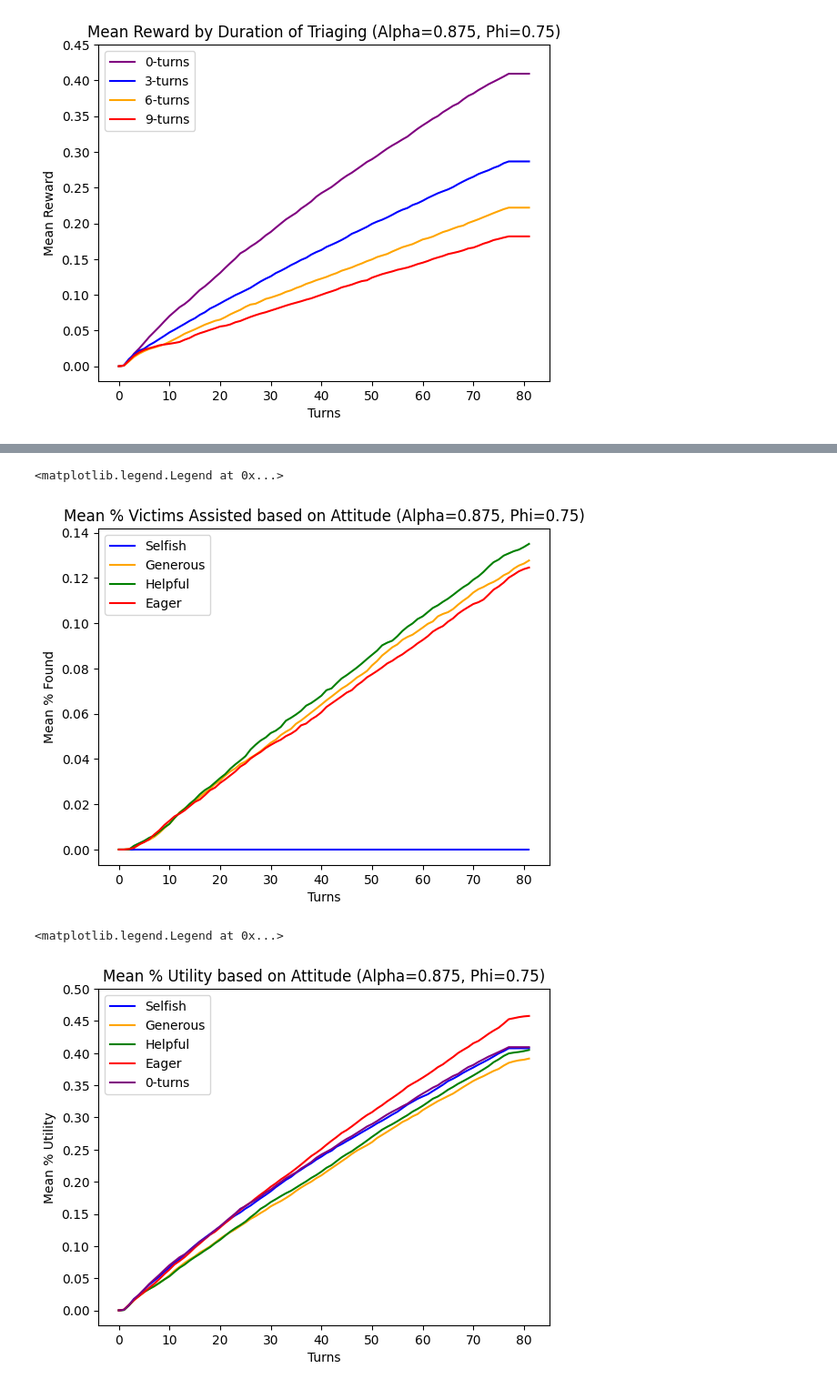
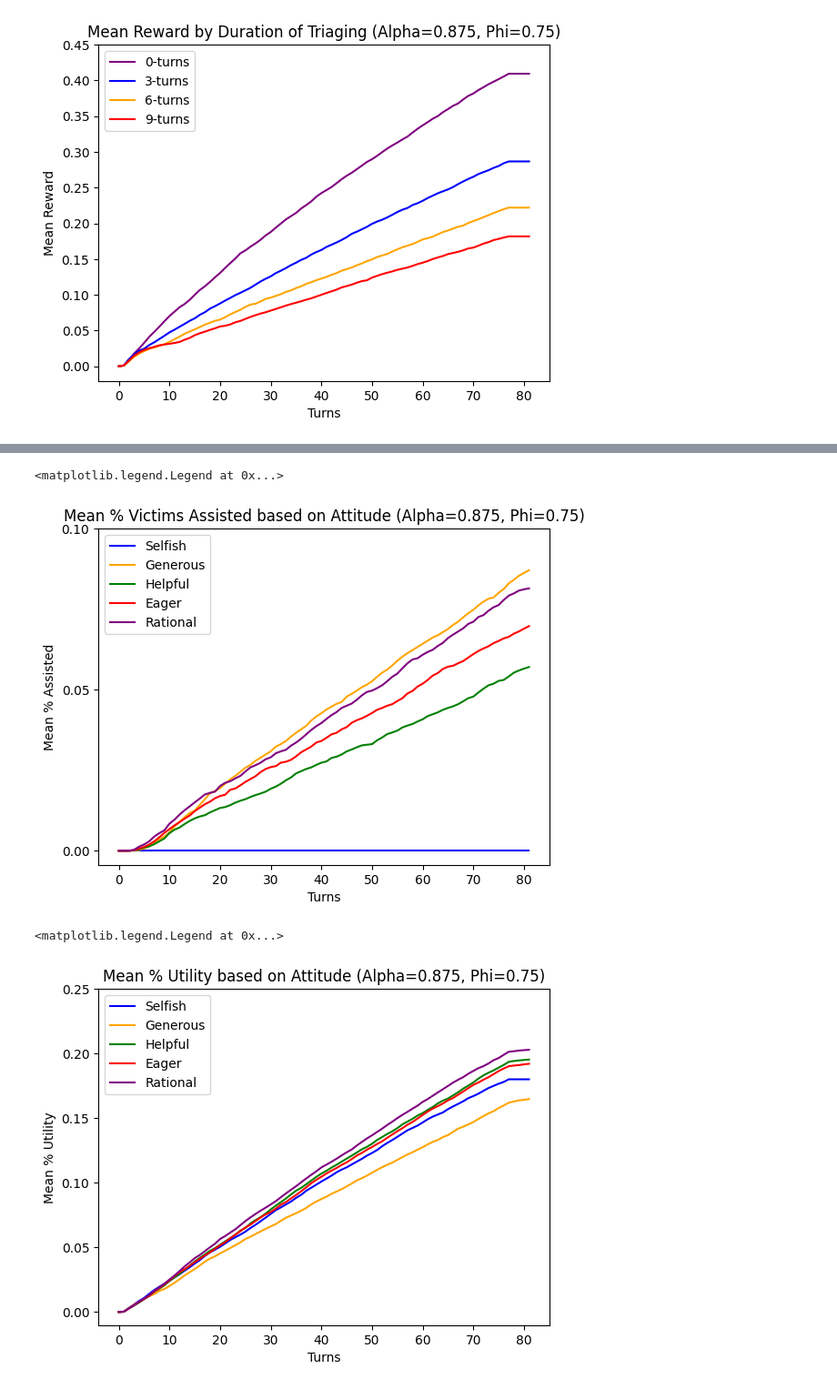
Before and after one commit to isr413/CASSim, a Jupyter notebook: client/notebooks/scenario_analysis-latest.ipynb, the cells around one changed output, grey strips where cells are left out. Shown at 91% size. Drawn from its saved outputs; the diff is of its cells as text; code cells hidden in the pictures.

```diff
--- a/client/notebooks/scenario_analysis-latest.ipynb
+++ b/client/notebooks/scenario_analysis-latest.ipynb
@@ -21,8 +22,9 @@ data_cd6_64_32 = pd.read_csv('../logs/parser_ScenarioSize64Probes32QuadSmgC.csv'
 data_cd3_64_32 = pd.read_csv('../logs/parser_ScenarioSize64Probes32QuadSmgD.csv')
 data_cd9_64_32 = pd.read_csv('../logs/parser_ScenarioSize64Probes32QuadSmgE.csv')
 # %%
-data_quad_64_32 = pd.read_csv('../logs/parser_ScenarioSize64Probes32QuadSmgB.csv')
-data_selfish_64_32 = pd.read_csv('../logs/parser_ScenarioSize64Probes32SelfishC0.csv')
-data_generous_64_32 = pd.read_csv('../logs/parser_ScenarioSize64Probes32GenerousC1.csv')
-data_helpful_64_32 = pd.read_csv('../logs/parser_ScenarioSize64Probes32HelpfulC1.csv')
+# data_quad_64_32 = pd.read_csv('../logs/parser_ScenarioSize64Probes32QuadSmgB.csv')
+data_selfish_64_32 = pd.read_csv('../logs/parser_ScenarioSize64Probes32SelfishC.csv')
+data_generous_64_32 = pd.read_csv('../logs/parser_ScenarioSize64Probes32GenerousC.csv')
+data_helpful_64_32 = pd.read_csv('../logs/parser_ScenarioSize64Probes32HelpfulC.csv')
 data_eager_64_32 = pd.read_csv('../logs/parser_ScenarioSize64Probes32EagerC.csv')
+data_rational_64_32 = pd.read_csv('../logs/parser_ScenarioSize64Probes32RationalC.csv')
@@ -102,7 +152,7 @@ surf = ax.plot_trisurf(data['Alpha'], data['Beta'], data['Victims'] / VICTIMS, c
 # %% [output]
 [figure]
 # %%
-report_headers = ['Scenario', 'Alpha', 'Beta', 'Gamma', 'Turn', 'Drones', 'Victims', 'Score']
+report_headers = ['Scenario', 'Alpha', 'Beta', 'Gamma', 'Turn', 'Drones', 'Victims', 'Accepts', 'Successes', 'Fails', 'Score']
 groupby_headers = report_headers[:5]
 # %%
 report_randomwalk_64_32 = data_randomwalk_64_32[report_headers].groupby(groupby_headers).mean().reset_index()
@@ -116,11 +166,12 @@ report_cd6_64_32 = data_cd6_64_32[report_headers].groupby(groupby_headers).mean(
 report_cd3_64_32 = data_cd3_64_32[report_headers].groupby(groupby_headers).mean().reset_index()
 report_cd9_64_32 = data_cd9_64_32[report_headers].groupby(groupby_headers).mean().reset_index()
 # %%
-report_quad_64_32 = data_quad_64_32[report_headers].groupby(groupby_headers).mean().reset_index()
+# report_quad_64_32 = data_quad_64_32[report_headers].groupby(groupby_headers).mean().reset_index()
 report_selfish_64_32 = data_selfish_64_32[report_headers].groupby(groupby_headers).mean().reset_index()
 report_generous_64_32 = data_generous_64_32[report_headers].groupby(groupby_headers).mean().reset_index()
 report_helpful_64_32 = data_helpful_64_32[report_headers].groupby(groupby_headers).mean().reset_index()
 report_eager_64_32 = data_eager_64_32[report_headers].groupby(groupby_headers).mean().reset_index()
+report_rational_64_32 = data_rational_64_32[report_headers].groupby(groupby_headers).mean().reset_index()
 # %%
 (report_quad_64_32.loc[report_quad_64_32['Alpha'] == 0.875].loc[report_quad_64_32['Beta'] == 0.75]['Victims'] / VICTIMS)[5083]
 # %% [output]
@@ -182,38 +234,45 @@ plt.legend()
 # %%
 x_axis = np.arange(82)
 
-plt.plot(x_axis, report_selfish_64_32.loc[report_selfish_64_32['Alpha'] == 0.875].loc[report_selfish_64_32['Gamma'] == 0.75]['Score'] / VICTIMS, label="Selfish", color=x_colors[0])
-plt.plot(x_axis, report_generous_64_32.loc[report_generous_64_32['Alpha'] == 0.875].loc[report_generous_64_32['Gamma'] == 0.75]['Score'] / VICTIMS, label="Generous", color=x_colors[7])
-plt.plot(x_axis, report_helpful_64_32.loc[report_helpful_64_32['Alpha'] == 0.875].loc[report_helpful_64_32['Gamma'] == 0.75]['Score'] / VICTIMS, label="Helpful", color=x_colors[2])
-plt.plot(x_axis, report_eager_64_32.loc[report_eager_64_32['Alpha'] == 0.875].loc[report_eager_64_32['Gamma'] == 0.75]['Score'] / VICTIMS, label="Eager", color=x_colors[3])
-
+plt.plot(x_axis, report_selfish_64_32.loc[report_selfish_64_32['Alpha'] == 0.125].loc[report_selfish_64_32['Gamma'] == 0.75]['Score'] / VICTIMS, label="Selfish", color=x_colors[0])
+plt.plot(x_axis, report_generous_64_32.loc[report_generous_64_32['Alpha'] == 0.125].loc[report_generous_64_32['Gamma'] == 0.75]['Score'] / VICTIMS, label="Generous", color=x_colors[7])
+plt.plot(x_axis, report_helpful_64_32.loc[report_helpful_64_32['Alpha'] == 0.125].loc[report_helpful_64_32['Gamma'] == 0.75]['Score'] / VICTIMS, label="Helpful", color=x_colors[2])
+plt.plot(x_axis, report_eager_64_32.loc[report_eager_64_32['Alpha'] == 0.125].loc[report_eager_64_32['Gamma'] == 0.75]['Score'] / VICTIMS, label="Eager", color=x_colors[3])
+plt.plot(x_axis, report_rational_64_32.loc[report_rational_64_32['Alpha'] == 0.125].loc[report_rational_64_32['Gamma'] == 0.75]['Score'] / VICTIMS, label="Rational", color="purple")
 
 plt.title(f'Mean % Victims Assisted based on Attitude (Alpha=0.875, Phi=0.75)')
 plt.xlabel('Turns')
-plt.ylabel('Mean % Found')
+plt.ylabel('Mean % Assisted')
+plt.yticks(np.arange(0, 0.15, step=0.05))
 plt.legend()
 # %% [output]
 <matplotlib.legend.Legend at 0x...>
-[figure, old version]
+[figure, new version]
 # %%
+def count_drones(df, alpha, gamma):
+    res = df.loc[df['Alpha'] == alpha].loc[df['Gamma'] == gamma]
+    drones = res['Drones'] + res['Accepts'] - res['Successes'] - res['Fails']
+    return drones
+
 def utility(df, alpha, gamma):
     victims = df.loc[df['Alpha'] == alpha].loc[df['Gamma'] == gamma]['Victims'] / VICTIMS
     score = df.loc[df['Alpha'] == alpha].loc[df['Gamma'] == gamma]['Score'] / VICTIMS
-    return victims + score
+    return (victims + score) / 2
 # %%
 x_axis = np.arange(82)
 
-plt.plot(x_axis, utility(report_selfish_64_32, 0.875, 0.75), label="Selfish", color=x_colors[0])
-plt.plot(x_axis, utility(report_generous_64_32, 0.875, 0.75), label="Generous", color=x_colors[7])
-plt.plot(x_axis, utility(report_helpful_64_32, 0.875, 0.75), label="Helpful", color=x_colors[2])
-plt.plot(x_axis, utility(report_eager_64_32, 0.875, 0.75), label="Eager", color=x_colors[3])
-plt.plot(x_axis, report_quad_64_32.loc[report_quad_64_32['Alpha'] == 0.875].loc[report_quad_64_32['Beta'] == 0.75]['Victims'] / VICTIMS, label=x_labels[6], color=x_colors[6])
+plt.plot(x_axis, utility(report_selfish_64_32, 0.125, 0.75), label="Selfish", color=x_colors[0])
+plt.plot(x_axis, utility(report_generous_64_32, 0.125, 0.75), label="Generous", color=x_colors[7])
+plt.plot(x_axis, utility(report_helpful_64_32, 0.125, 0.75), label="Helpful", color=x_colors[2])
+plt.plot(x_axis, utility(report_eager_64_32, 0.125, 0.75), label="Eager", color=x_colors[3])
+plt.plot(x_axis, utility(report_rational_64_32, 0.125, 0.75), label="Rational", color="purple")
+# plt.plot(x_axis, report_quad_64_32.loc[report_quad_64_32['Alpha'] == 0.875].loc[report_quad_64_32['Beta'] == 0.75]['Victims'] / VICTIMS, label=x_labels[6], color=x_colors[6])
 
 plt.title(f'Mean % Utility based on Attitude (Alpha=0.875, Phi=0.75)')
 plt.xlabel('Turns')
 plt.ylabel('Mean % Utility')
-plt.yticks(np.arange(0, 0.55, step=0.05))
+plt.yticks(np.arange(0, 0.30, step=0.05))
 plt.legend()
 # %% [output]
 <matplotlib.legend.Legend at 0x...>
-[figure, old version]
+[figure, new version]
```
Also changed, not shown: parts of 7 cells of this notebook, 2 other files.
